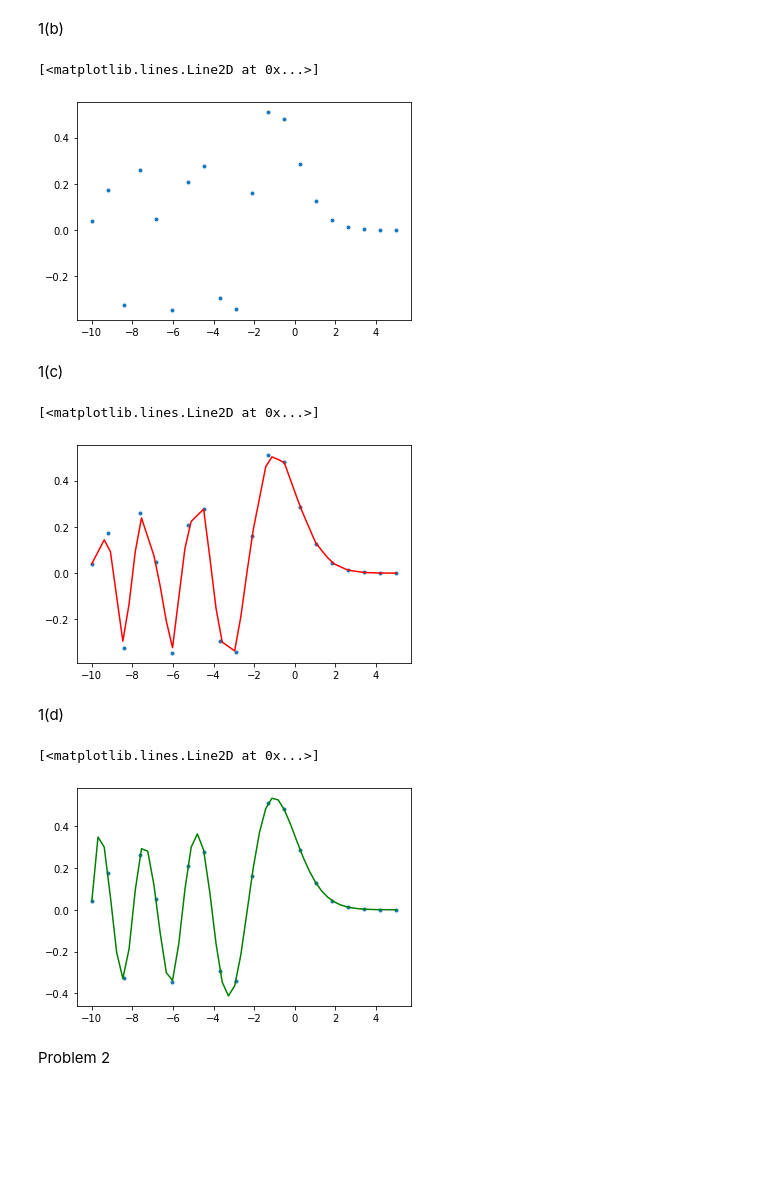
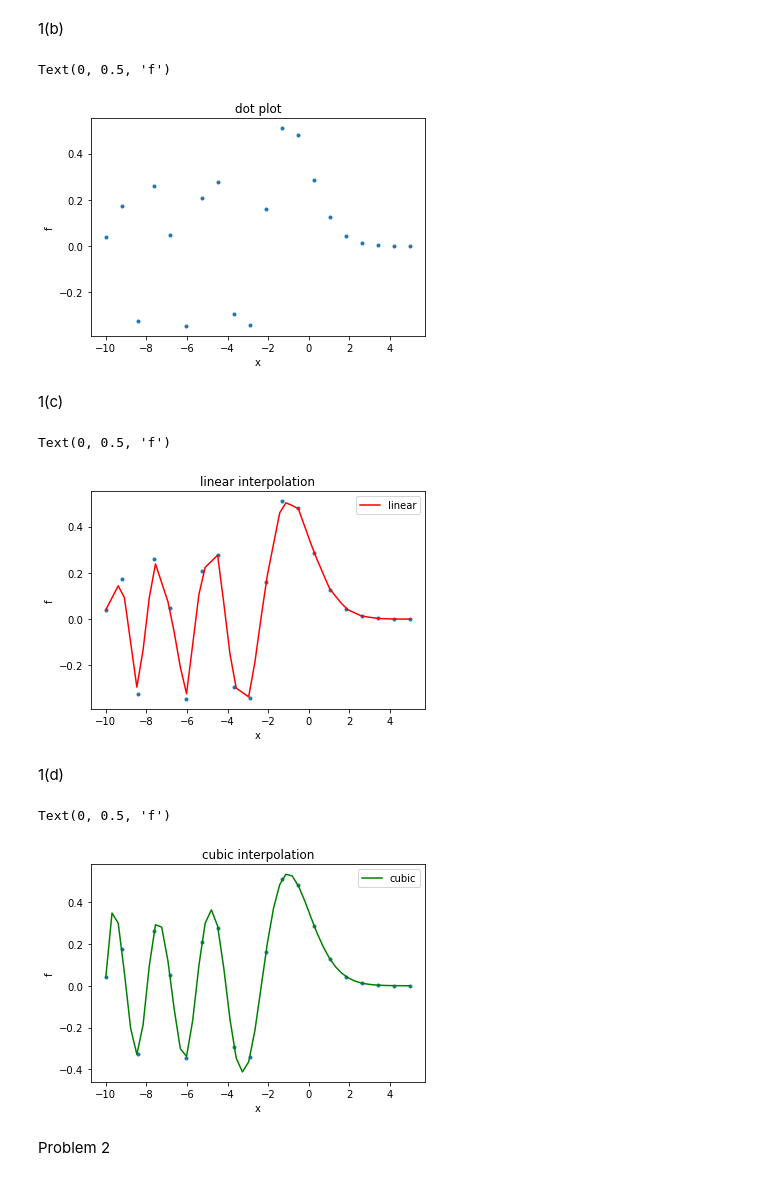
Before and after one commit to AmedeoAvogadro/PHYS29, a Jupyter notebook: notebooks/Yizhi_Jiao_Homework_8.ipynb, the cells around one changed output. Drawn from its saved outputs; the diff is of its cells as text; code cells hidden in the pictures; blank space fills up the shorter version.

```diff
--- a/notebooks/Yizhi_Jiao_Homework_8.ipynb
+++ b/notebooks/Yizhi_Jiao_Homework_8.ipynb
@@ -21,26 +21,37 @@ The variable data is a 2D array.
 1(b)
 # %%
 plt.plot(x, f, linestyle=' ', marker='.')
+plt.title('dot plot')
+plt.xlabel('x')
+plt.ylabel('f')
 # %% [output]
-[<matplotlib.lines.Line2D at 0x...>]
+Text(0, 0.5, 'f')
-[figure, old version]
+[figure, new version]
 # %% [markdown]
 1(c)
 # %%
 xnew = np.linspace(-10,5)
 plt.plot(x, f, linestyle=' ', marker='.')
-plt.plot(xnew, interpolate.interp1d(x, f)(xnew), color='r')
+plt.plot(xnew, interpolate.interp1d(x, f)(xnew), color='r', label='linear')
+plt.title('linear interpolation')
+plt.legend()
+plt.xlabel('x')
+plt.ylabel('f')
 # %% [output]
-[<matplotlib.lines.Line2D at 0x...>]
+Text(0, 0.5, 'f')
-[figure, old version]
+[figure, new version]
 # %% [markdown]
 1(d)
 # %%
 plt.plot(x, f, linestyle=' ', marker='.')
-plt.plot(xnew, interpolate.interp1d(x, f, kind='cubic')(xnew), color='g')
+plt.plot(xnew, interpolate.interp1d(x, f, kind='cubic')(xnew), color='g', label='cubic')
+plt.title('cubic interpolation')
+plt.legend()
+plt.xlabel('x')
+plt.ylabel('f')
 # %% [output]
-[<matplotlib.lines.Line2D at 0x...>]
+Text(0, 0.5, 'f')
-[figure, old version]
+[figure, new version]
 # %% [markdown]
 Problem 2
 # %%
```
Also changed, not shown: parts of 3 cells of this notebook.
